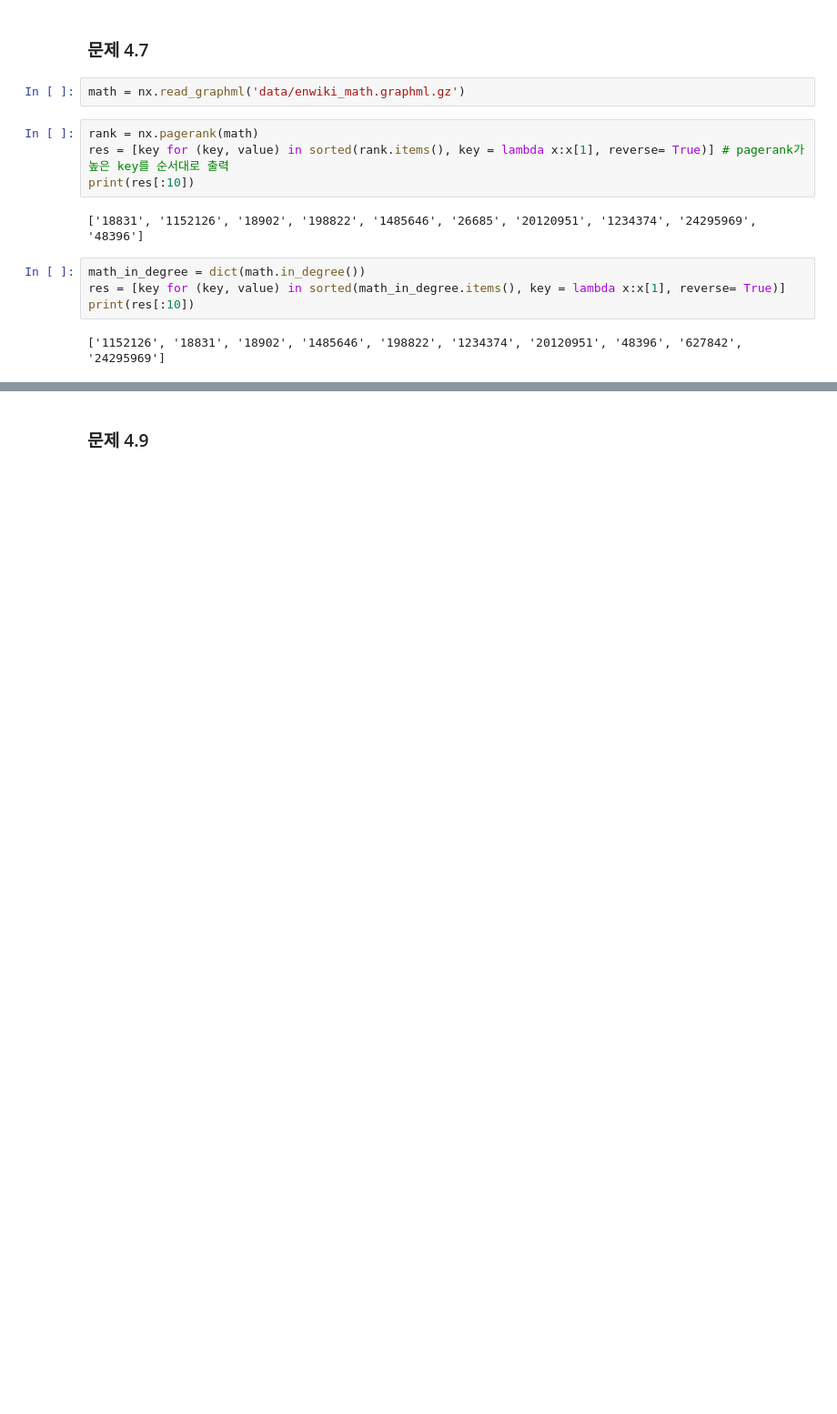
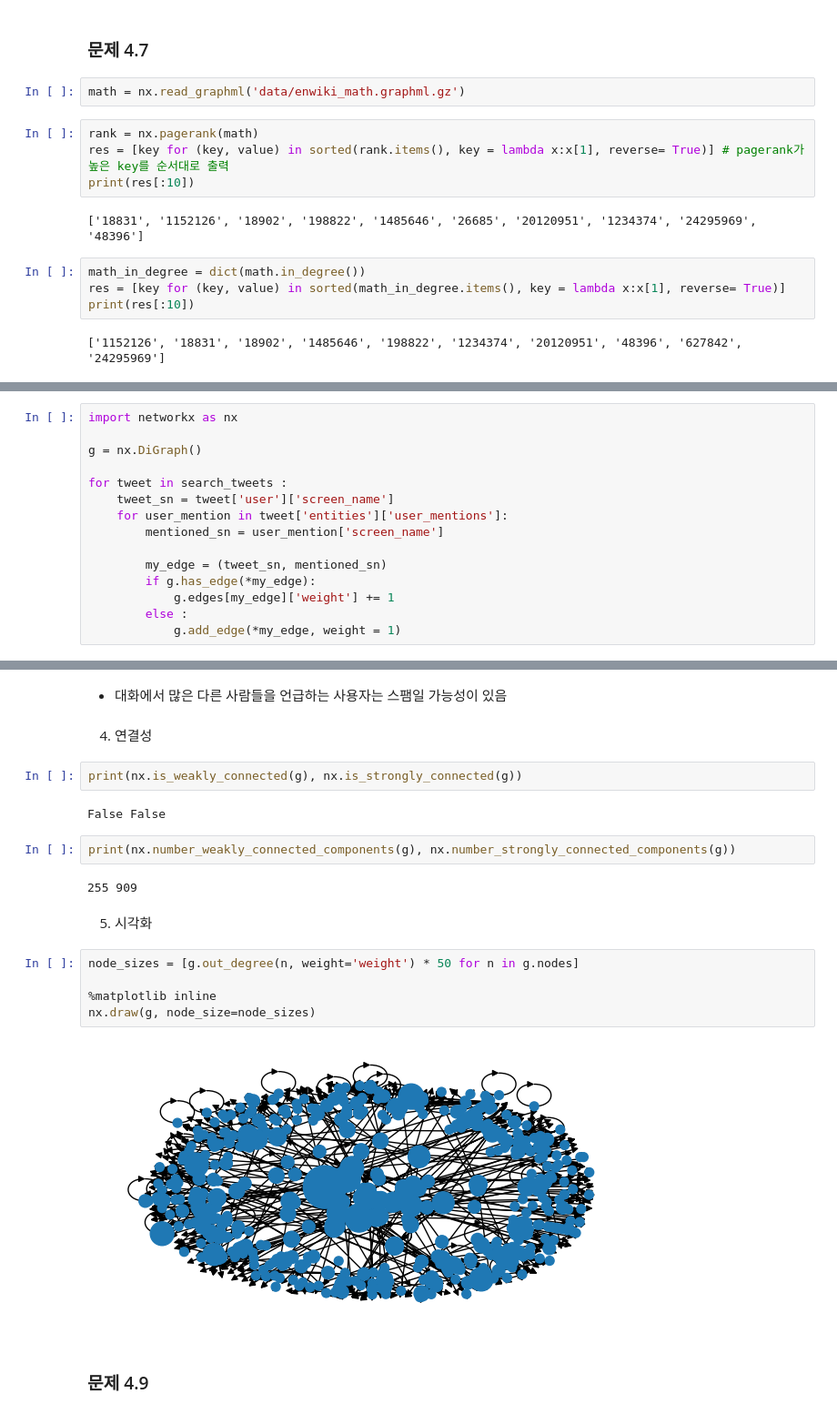
Before and after one commit to hr1588/network, a Jupyter notebook: 4장.ipynb, the cells around one changed output, grey strips where cells are left out. Shown at 91% size. Cells and saved outputs as stored; diff of their text form; blank space fills up the shorter version.

```diff
--- a/4장.ipynb
+++ b/4장.ipynb
@@ -191,0 +556,15 @@ print(res[:10])
+# %%
+import networkx as nx
+
+g = nx.DiGraph()
+
+for tweet in search_tweets :
+    tweet_sn = tweet['user']['screen_name']
+    for user_mention in tweet['entities']['user_mentions']:
+        mentioned_sn = user_mention['screen_name']
+
+        my_edge = (tweet_sn, mentioned_sn)
+        if g.has_edge(*my_edge):
+            g.edges[my_edge]['weight'] += 1
+        else :
+            g.add_edge(*my_edge, weight = 1)
@@ -192,2 +597,23 @@ print(res[:10])
+# %% [markdown]
+- 대화에서 많은 다른 사람들을 언급하는 사용자는 스팸일 가능성이 있음
+# %% [markdown]
+4. 연결성
+# %%
+print(nx.is_weakly_connected(g), nx.is_strongly_connected(g))
+# %% [output]
+False False
+# %%
+print(nx.number_weakly_connected_components(g), nx.number_strongly_connected_components(g))
+# %% [output]
+255 909
+# %% [markdown]
+5. 시각화
+# %%
+node_sizes = [g.out_degree(n, weight='weight') * 50 for n in g.nodes]
+
+%matplotlib inline
+nx.draw(g, node_size=node_sizes)
+# %% [output]
+[figure, added]
 # %% [markdown]
 ### 문제 4.9
```
Also changed, not shown: parts of 68 cells of this notebook.
